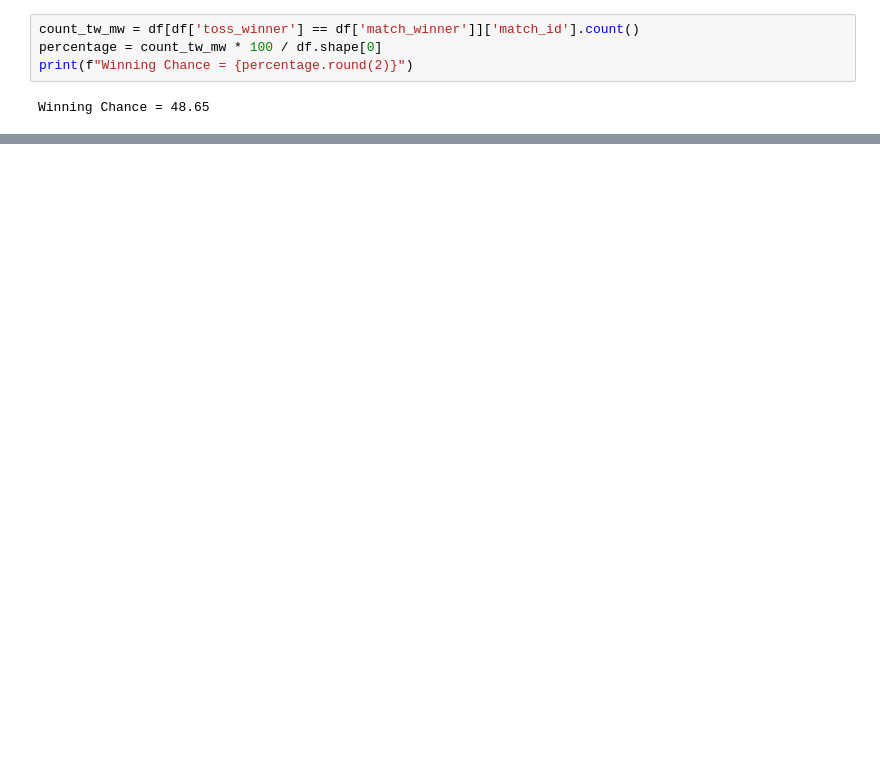
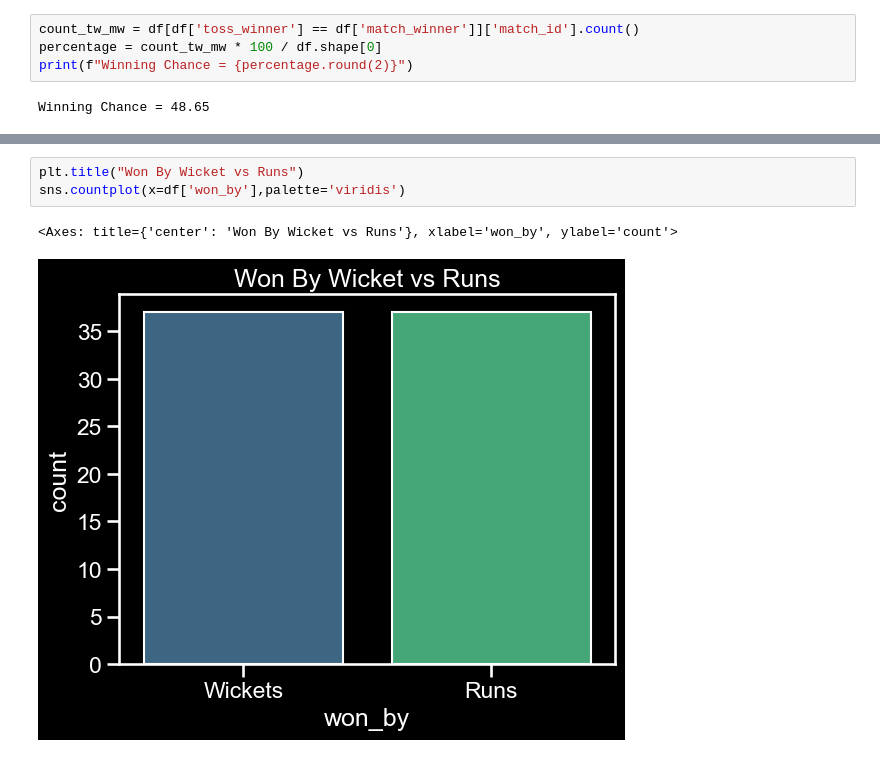
Before and after one commit to wasif-h/Data-Analytics-Odyssey, a Jupyter notebook: IPL_Project/IPL_Capstone_Project.ipynb, the cells around one changed output, grey strips where cells are left out. Cells and saved outputs as stored; diff of their text form; blank space fills up the shorter version.

```diff
--- a/IPL_Project/IPL_Capstone_Project.ipynb
+++ b/IPL_Project/IPL_Capstone_Project.ipynb
@@ -108,0 +123,6 @@ Winning Chance = 48.65
+# %%
+plt.title("Won By Wicket vs Runs")
+sns.countplot(x=df['won_by'],palette='viridis')
+# %% [output]
+<Axes: title={'center': 'Won By Wicket vs Runs'}, xlabel='won_by', ylabel='count'>
+[figure, added]
```
Also changed, not shown: parts of 31 cells of this notebook.
